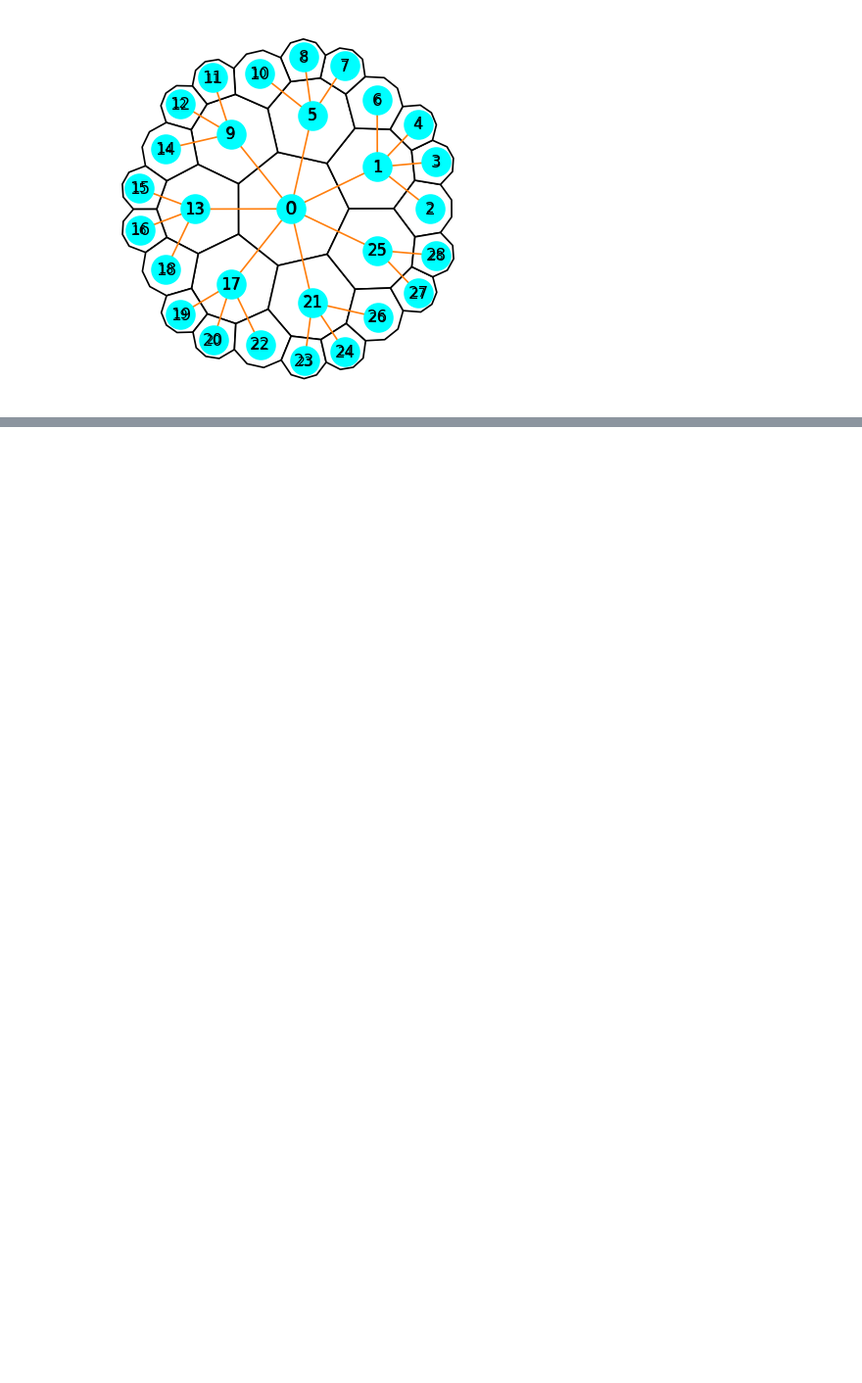
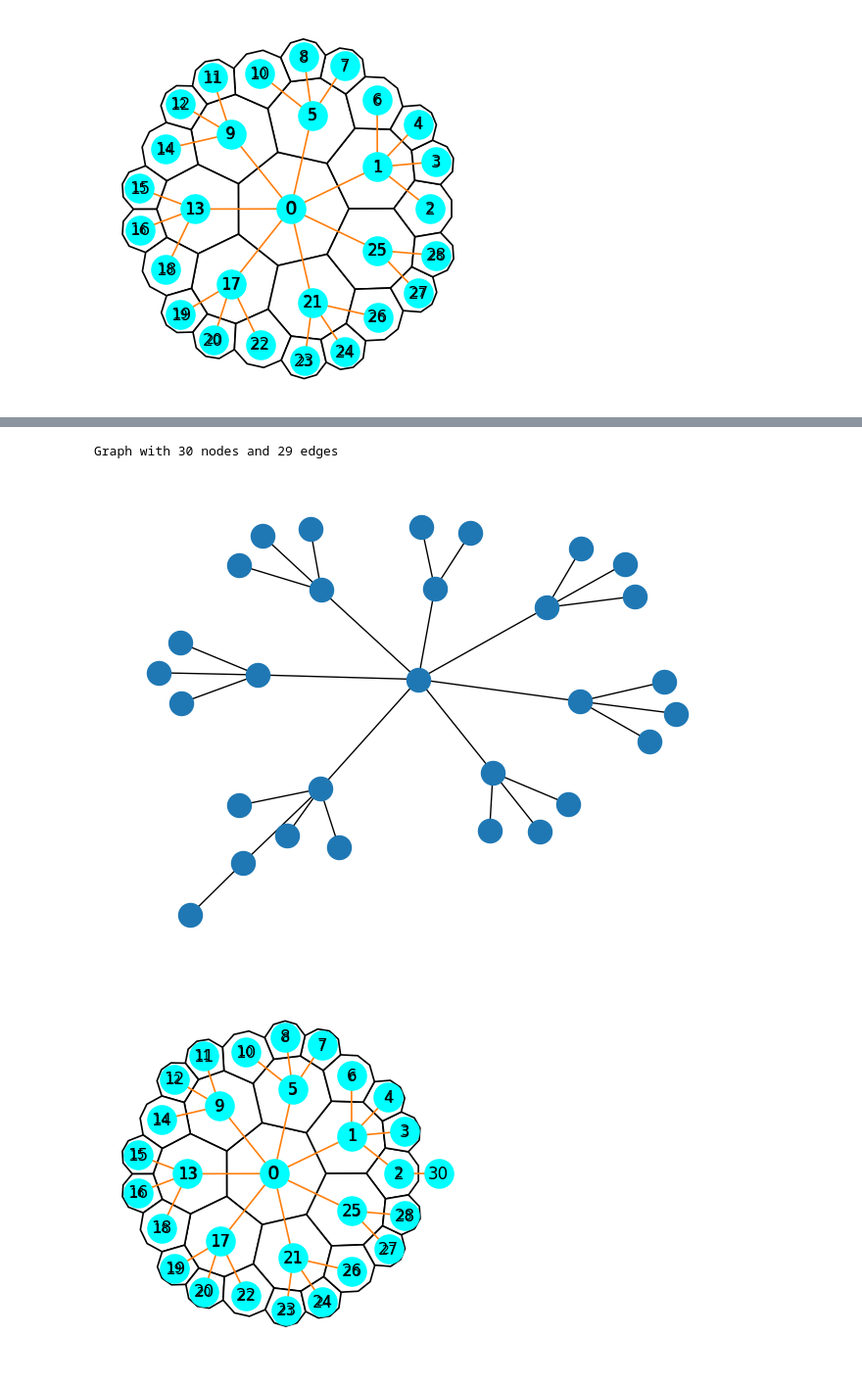
Before and after one commit to amalbumbia/Hyperbolic_Lattices, a Jupyter notebook: test_hyp_butterfly.ipynb, the cells around one changed output, grey strips where cells are left out. Shown at 98% size. Drawn from its saved outputs; the diff is of its cells as text; code cells hidden in the pictures; blank space fills up the shorter version.

```diff
--- a/test_hyp_butterfly.ipynb
+++ b/test_hyp_butterfly.ipynb
@@ -155,0 +209,17 @@ plt.show()
+# %%
+# consider every node from layer 3. each edge of ST with that node will have a multiplicity of 1.
+# since the idx of the node corresponds to the idx of the regular face, we then need to find the edge
+# of the regular graph between the faces and assign that a multiplicity of 1
+
+updated_layer_plus_poly = {}
+
+for element in layer_plus_poly:
+    if element[0] == 3:
+        multiplicity = (1,)
+        updated_layer_plus_poly[element] = element + multiplicity
+    else:
+        updated_layer_plus_poly[element] = element  # preserve others unchanged
+
+# Print updated entries
+for k, v in updated_layer_plus_poly.items():
+    print(f"{k} -> {v}")
@@ -155,0 +283,62 @@ plt.show()
+# %%
+# Make a dual graph G corresponding to the tiling
+V = len(tiling) # vertices = number of faces
+root_point = V+1
+
+# p determines the number of edges each polygon face has, and every face will have p neighbors
+# however, the faces on the outer ring will have p-1 neighbors, so if nbrs < p, said face is on the boundary
+outermost_faces = []
+for u, nbrs in enumerate(neighbors):
+    if len(nbrs) < tiling.p:
+        outermost_faces.append(u)
+root_face = outermost_faces[0]
+
+# Get a spanning tree of G
+T_rooted = nx.minimum_spanning_tree(G)
+#tree_edges = set(T.edges())
+
+T_rooted.add_edge(root_face, root_point)
+print(T_rooted)
+nx.draw(T_rooted)
+plt.show()
+
+# take the spanning tree and turn it into a graph object for the overlay
+T_idx = nx.Graph()
+for u, v in T_rooted.edges():
+    T_idx.add_edge(u, v)
+
+# for every face in the tiling, obtain the corresponding index
+poly_map = { poly.idx: poly for poly in tiling.polygons }
+
+# tiling plot for the overlay with the associated indices on each face like before
+plot_tiling(tiling)
+for i, poly in poly_map.items():
+    x, y = poly.get_center().real, poly.get_center().imag
+    plt.text(x, y, str(i),
+             ha="center", va="center",
+             fontsize=12*(1 - 0.5 * (x**2 + y**2)**0.5))
+# take the index of every node in the spanning tree and map it to the
+# corresponding index of the face in the tiling
+# account for the position of these numbers on the spanning tree for visual purposes
+
+pos = {node: (poly_map[node].get_center().real,
+              poly_map[node].get_center().imag)
+       for node in T_idx.nodes() if node in poly_map}
+
+# now add the outside node explicitly
+max_r = max(abs(poly.get_center()) for poly in tiling.polygons)
+pos[root_point] = (1.2 * max_r, 0)
+
+# plot the overlay of the tiling with the spanning tree - the indices of the faces and nodes match
+nx.draw(T_idx, pos=pos,
+        with_labels=True,
+        node_color="cyan",
+        edge_color="C1",
+        font_size=10)
+
+plt.axis("equal")
+plt.show()
+# %% [output]
+Graph with 30 nodes and 29 edges
+[figure, added]
+[figure, added]
```
Also changed, not shown: parts of 22 cells of this notebook.
